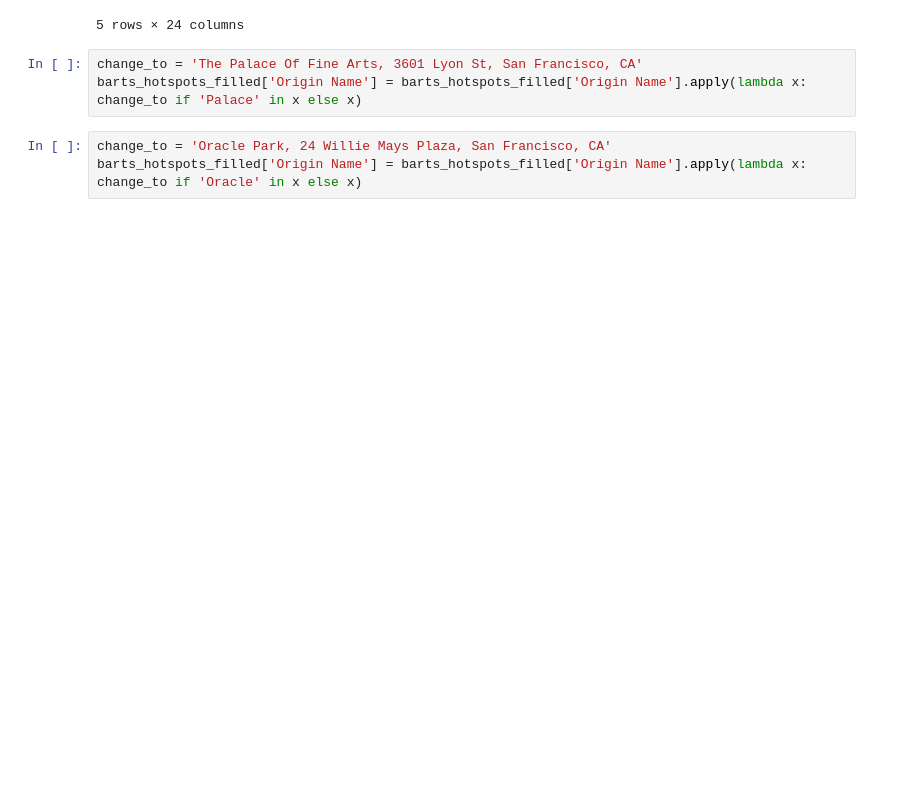
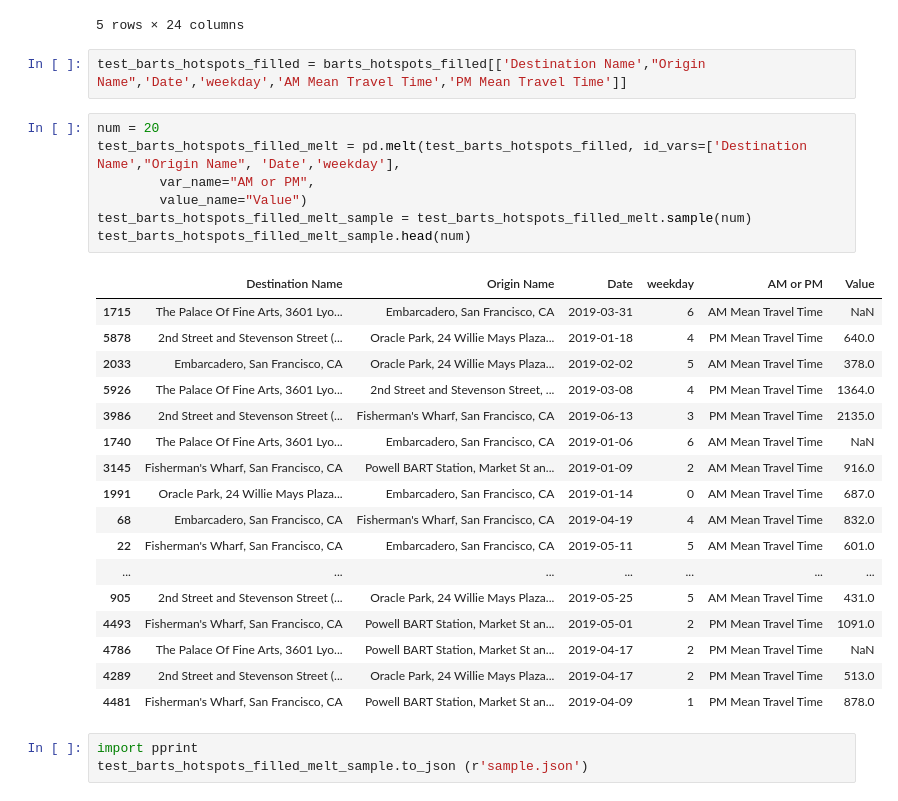
Before and after one commit to Xiao-Wang-UCSD/data_hack_2020, a Jupyter notebook: EDA.ipynb, the cells around one changed output. Saved outputs shown, nothing was run; the diff lists cells and outputs as text; blank space fills up the shorter version.

```diff
--- a/EDA.ipynb
+++ b/EDA.ipynb
@@ -150,9 +150,33 @@ barts_hotspots_filled.head()
 | 3 | 2019-04-18 | 3792 | Oracle Park, 24 Willie Mays Plaza... | 3603 | Embarcadero, San Francisco, CA | 512.0 | ... |
 | 4 | 2019-04-08 | 3792 | Oracle Park, 24 Willie Mays Plaza... | 3603 | Embarcadero, San Francisco, CA | 505.0 | ... |
 5 rows × 24 columns
-# %%
-change_to = 'The Palace Of Fine Arts, 3601 Lyon St, San Francisco, CA'
-barts_hotspots_filled['Origin Name'] = barts_hotspots_filled['Origin Name'].apply(lambda x: change_to if 'Palace' in x else x)
-# %%
-change_to = 'Oracle Park, 24 Willie Mays Plaza, San Francisco, CA'
-barts_hotspots_filled['Origin Name'] = barts_hotspots_filled['Origin Name'].apply(lambda x: change_to if 'Oracle' in x else x)
+# %%
+test_barts_hotspots_filled = barts_hotspots_filled[['Destination Name',"Origin Name",'Date','weekday','AM Mean Travel Time','PM Mean Travel Time']]
+# %%
+num = 20
+test_barts_hotspots_filled_melt = pd.melt(test_barts_hotspots_filled, id_vars=['Destination Name',"Origin Name", 'Date','weekday'],
+        var_name="AM or PM",
+        value_name="Value")
+test_barts_hotspots_filled_melt_sample = test_barts_hotspots_filled_melt.sample(num)
+test_barts_hotspots_filled_melt_sample.head(num)
+# %% [output]
+|  | Destination Name | Origin Name | Date | weekday | AM or PM | Value |
+| 1715 | The Palace Of Fine Arts, 3601 Lyo... | Embarcadero, San Francisco, CA | 2019-03-31 | 6 | AM Mean Travel Time | NaN |
+| 5878 | 2nd Street and Stevenson Street (... | Oracle Park, 24 Willie Mays Plaza... | 2019-01-18 | 4 | PM Mean Travel Time | 640.0 |
+| 2033 | Embarcadero, San Francisco, CA | Oracle Park, 24 Willie Mays Plaza... | 2019-02-02 | 5 | AM Mean Travel Time | 378.0 |
+| 5926 | The Palace Of Fine Arts, 3601 Lyo... | 2nd Street and Stevenson Street, ... | 2019-03-08 | 4 | PM Mean Travel Time | 1364.0 |
+| 3986 | 2nd Street and Stevenson Street (... | Fisherman's Wharf, San Francisco, CA | 2019-06-13 | 3 | PM Mean Travel Time | 2135.0 |
+| 1740 | The Palace Of Fine Arts, 3601 Lyo... | Embarcadero, San Francisco, CA | 2019-01-06 | 6 | AM Mean Travel Time | NaN |
+| 3145 | Fisherman's Wharf, San Francisco, CA | Powell BART Station, Market St an... | 2019-01-09 | 2 | AM Mean Travel Time | 916.0 |
+| 1991 | Oracle Park, 24 Willie Mays Plaza... | Embarcadero, San Francisco, CA | 2019-01-14 | 0 | AM Mean Travel Time | 687.0 |
+| 68 | Embarcadero, San Francisco, CA | Fisherman's Wharf, San Francisco, CA | 2019-04-19 | 4 | AM Mean Travel Time | 832.0 |
+| 22 | Fisherman's Wharf, San Francisco, CA | Embarcadero, San Francisco, CA | 2019-05-11 | 5 | AM Mean Travel Time | 601.0 |
+| ... | ... | ... | ... | ... | ... | ... |
+| 905 | 2nd Street and Stevenson Street (... | Oracle Park, 24 Willie Mays Plaza... | 2019-05-25 | 5 | AM Mean Travel Time | 431.0 |
+| 4493 | Fisherman's Wharf, San Francisco, CA | Powell BART Station, Market St an... | 2019-05-01 | 2 | PM Mean Travel Time | 1091.0 |
+| 4786 | The Palace Of Fine Arts, 3601 Lyo... | Powell BART Station, Market St an... | 2019-04-17 | 2 | PM Mean Travel Time | NaN |
+| 4289 | 2nd Street and Stevenson Street (... | Oracle Park, 24 Willie Mays Plaza... | 2019-04-17 | 2 | PM Mean Travel Time | 513.0 |
+| 4481 | Fisherman's Wharf, San Francisco, CA | Powell BART Station, Market St an... | 2019-04-09 | 1 | PM Mean Travel Time | 878.0 |
+# %%
+import pprint
+test_barts_hotspots_filled_melt_sample.to_json (r'sample.json')
```
Also changed, not shown: parts of 1 cell of this notebook, 2 other files.
